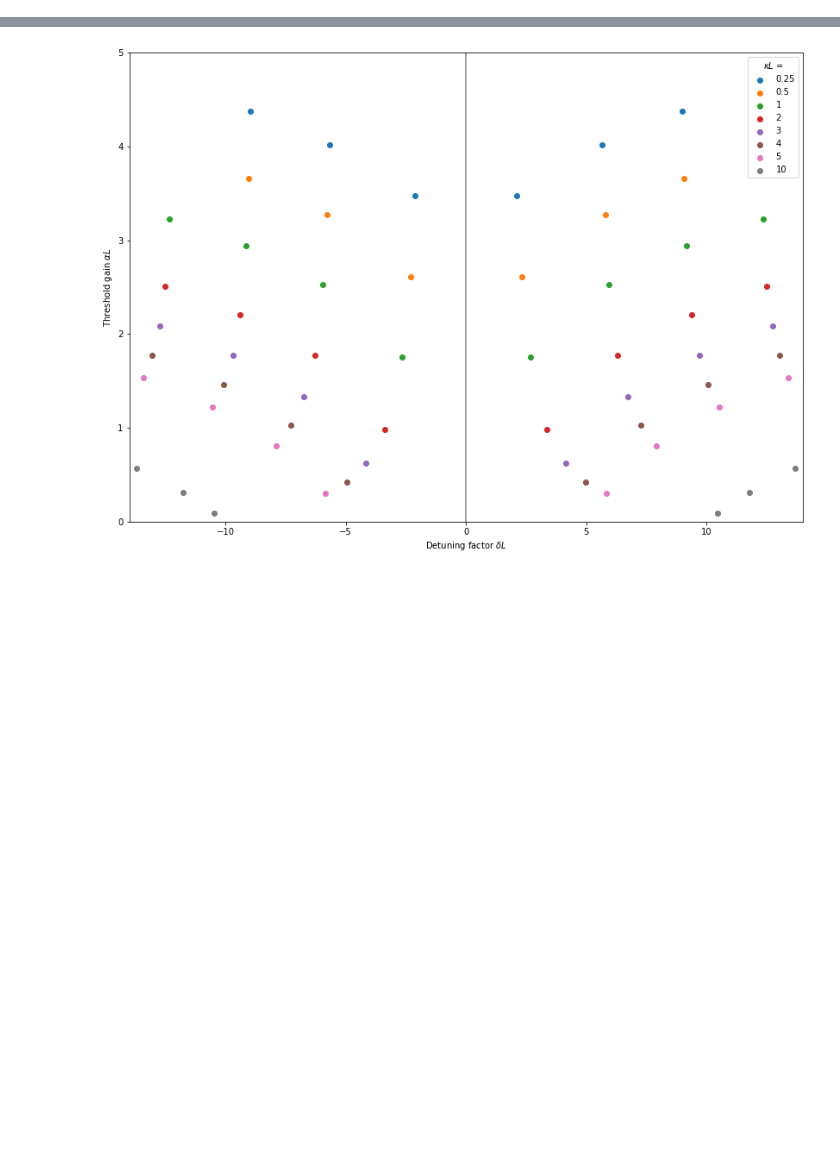
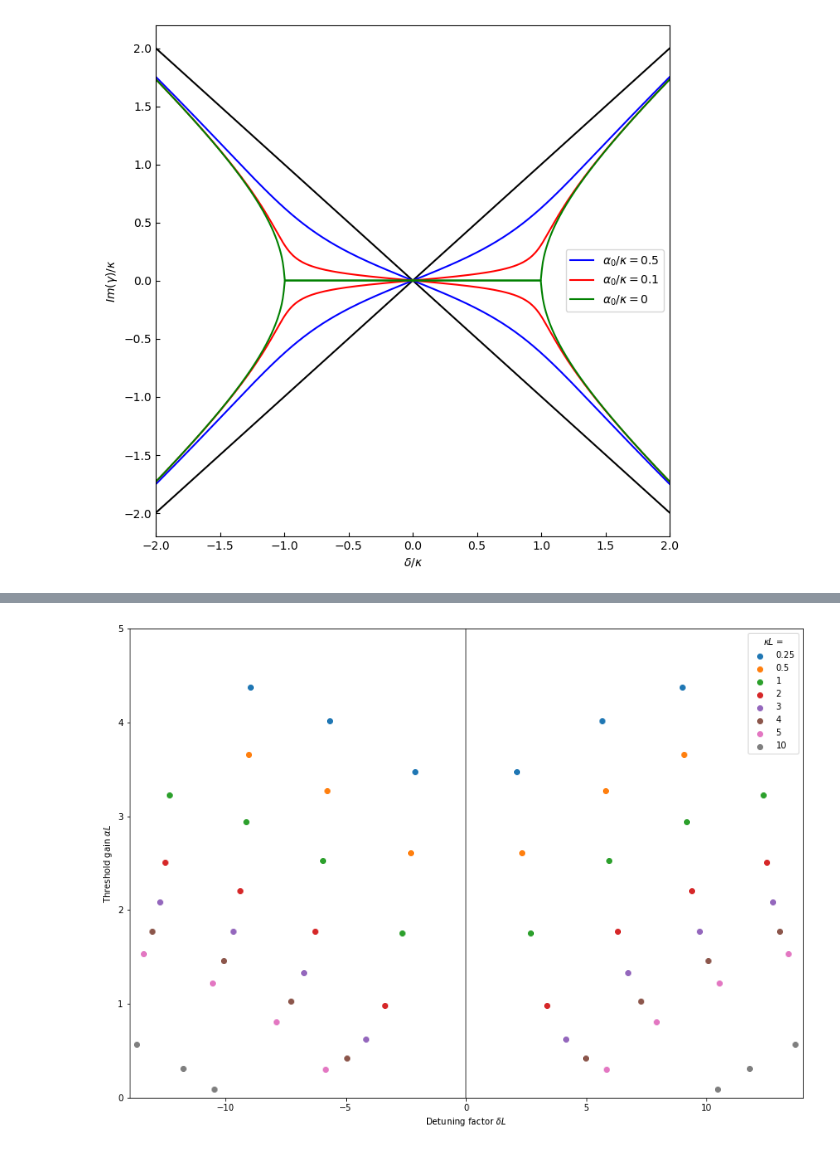
Before and after one commit to jangenoe/Coupled-Wave-Theory_DFB-Lasers, a Jupyter notebook: Kogelnik-Shank_Coupled-Wave-Theory_DFB-Lasers.ipynb, the cells around one changed output, grey strips where cells are left out. Cells and saved outputs as stored; diff of their text form; code cells hidden in the pictures; blank space fills up the shorter version.

```diff
--- a/Kogelnik-Shank_Coupled-Wave-Theory_DFB-Lasers.ipynb
+++ b/Kogelnik-Shank_Coupled-Wave-Theory_DFB-Lasers.ipynb
@@ -206,8 +0,0 @@ def steped_long_array(L=[125e-6,50e-6,50e-6,125e-6]):
-# %%
-kL=1.9
-bL=100*np.pi
-for theta in np.linspace(0,np.pi,3):
-    for gL in np.linspace(0,0.1,3):
-        r=np.matmul(matrix(gL=gL/2,kL=kL/2,bL=bL,theta=theta),matrix(gL=gL/2,kL=kL/2,bL=bL,theta=0))
-        print(r[1,1])
-    print()
@@ -226,8 +0,0 @@ for theta in np.linspace(0,np.pi,3):
-# %%
-kL=-1.9j
-bL=100*np.pi
-for theta in np.linspace(0,np.pi,3):
-    for gL in np.linspace(0,0.1,3):
-        r=np.matmul(matrix(gL=gL/2,kL=kL/2,bL=bL,theta=theta),matrix(gL=gL/2,kL=kL/2,bL=bL,theta=0))
-        print(r[1,1])
-    print()
@@ -335,0 +11,27 @@ $$ \kappa L \sinh(x)- j x=0$$
+# %%
+wc=np.linspace(-2,0,250)
+gamma1=np.sqrt(1+(1/2-1.0j*wc)**2)
+gamma2=np.sqrt(1+(1/10-1.0j*wc)**2)
+gamma3=np.sqrt(1+(-1.0j*wc)**2)
+fig, ax = plt.subplots(1,1,figsize=(8,8))
+ax.plot([-2,2],[-2,2],c='black')
+ax.plot([-2,2],[2,-2],c='black')
+ax.plot(wc,np.imag(gamma1),c='blue',label=r'$\alpha_0 / \kappa =0.5 $')
+ax.plot(wc,-np.imag(gamma1),c='blue');
+ax.plot(-wc,np.imag(gamma1),c='blue')
+ax.plot(-wc,-np.imag(gamma1),c='blue');
+ax.plot(wc,np.imag(gamma2),c='red',label=r'$\alpha_0 / \kappa =0.1 $')
+ax.plot(wc,-np.imag(gamma2),c='red')
+ax.plot(-wc,np.imag(gamma2),c='red')
+ax.plot(-wc,-np.imag(gamma2),c='red');
+ax.plot(wc,np.imag(gamma3),c='green',label=r'$\alpha_0 / \kappa =0 $')
+ax.plot(wc,-np.imag(gamma3),c='green')
+ax.plot(-wc,np.imag(gamma3),c='green')
+ax.plot(-wc,-np.imag(gamma3),c='green');
+ax.set_xlabel(r'$\delta / \kappa$')
+ax.set_ylabel(r'$Im(\gamma) / \kappa$')
+ax.set_xlim(-2,2)
+ax.tick_params(direction='in')
+plt.legend();
+# %% [output]
+[figure, added]
```
Also changed, not shown: parts of 87 cells of this notebook, 27 other files.
